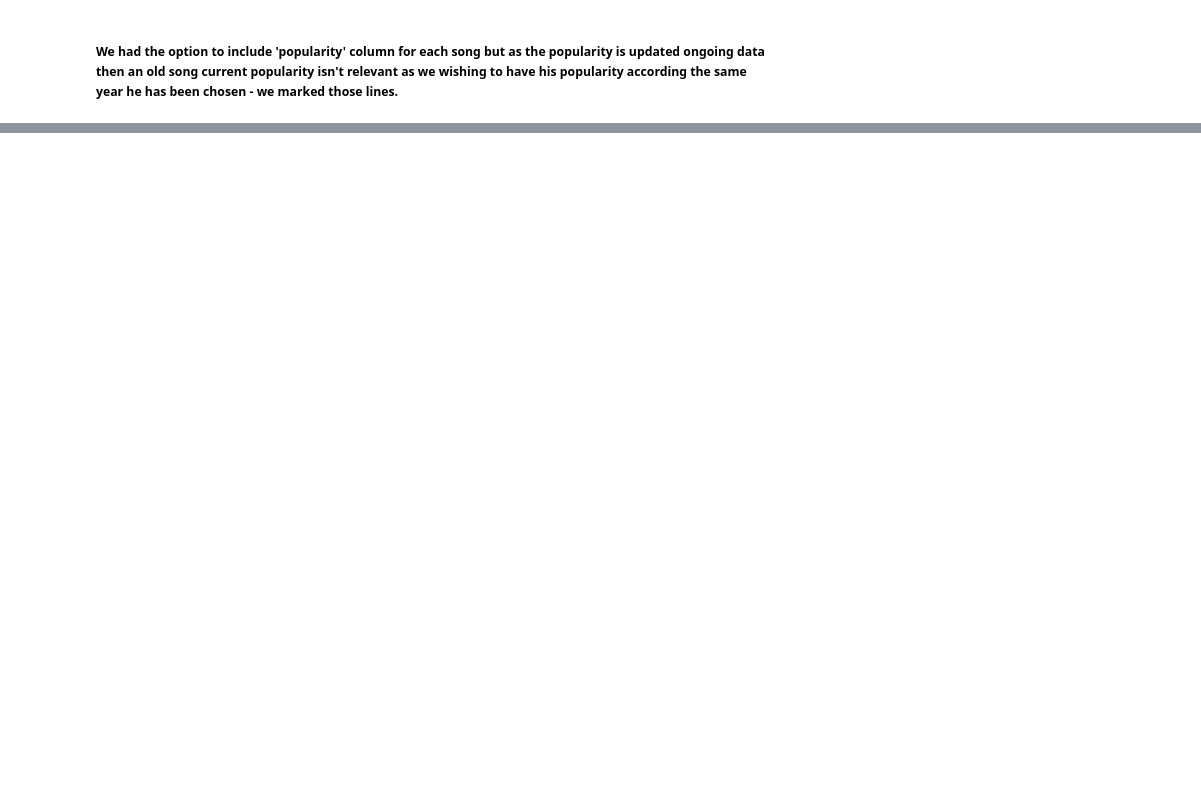
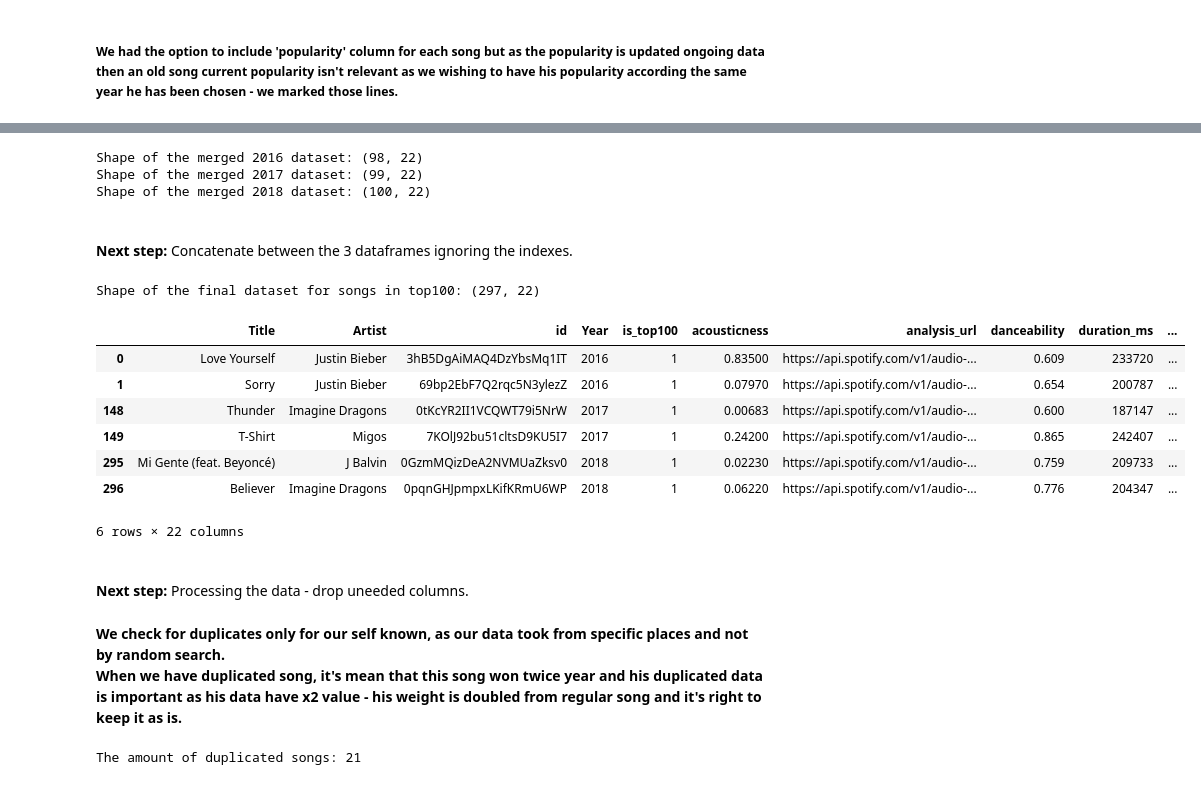
Before and after one commit to makaralis/Music-Project, a Jupyter notebook: FinalProject/getDataFromSpotify.ipynb, the cells around one changed output, grey strips where cells are left out. Cells and saved outputs as stored; diff of their text form; code cells hidden in the pictures; blank space fills up the shorter version.

```diff
--- a/FinalProject/getDataFromSpotify.ipynb
+++ b/FinalProject/getDataFromSpotify.ipynb
@@ -75,0 +200,2 @@ else:
+# %%
+rows = getAudioFeatures(df_spotipy_no)
@@ -376,0 +351,13 @@ Saving the new dataframe as csv for outer use
+# %%
+songs_df_yes = {"2016_df_yes": pd.DataFrame(),"2017_df_yes": pd.DataFrame(), "2018_df_yes":pd.DataFrame()}
+
+i = from_year_d
+for key, value in songs_df_yes.items():
+    songs_df_yes[key]['Title'] = songs_name_yes["201{}".format(i)]
+    songs_df_yes[key]['Artist'] = artists_name_yes["201{}".format(i)]
+    songs_df_yes[key]['id'] = track_id_yes["201{}".format(i)]
+    songs_df_yes[key]['Year'] = "201{}".format(i)
+    songs_df_yes[key]['is_top100'] = 1
+    i = i + 1
+print("Shape of the dataset: {}".format(songs_df_yes['2016_df_yes'].shape))
+songs_df_yes['2016_df_yes'].tail()
@@ -376,0 +372,9 @@ Saving the new dataframe as csv for outer use
+# %%
+#Get the audio feature based on previous defined function.
+
+audio_features_yes = {"2016": pd.DataFrame(),"2017": pd.DataFrame(), "2018":pd.DataFrame()}
+#songs_df_yes['2016_df_yes']
+for i in range(from_year_d, to_year_d):
+    rows = getAudioFeatures(songs_df_yes['201{}_df_yes'.format(i)])
+    audio_features_yes['201{}'.format(i)] = pd.DataFrame.from_dict(rows, orient='columns')
+    print("Shape of audio features dataset 201{}: {}.".format(i, audio_features_yes['201{}'.format(i)].shape))
@@ -376,0 +403,43 @@ Saving the new dataframe as csv for outer use
+# %%
+# the 'inner' method will make sure that we only keep track IDs present in both datasets
+
+dic_spotipy_final_yes = {"2016": pd.DataFrame(),"2017": pd.DataFrame(), "2018":pd.DataFrame()}
+
+for i in range(from_year_d, to_year_d):
+    dic_spotipy_final_yes['201{}'.format(i)] = pd.merge(songs_df_yes['201{}_df_yes'.format(i)],
+                                                        audio_features_yes['201{}'.format(i)],
+                                                                           on='id', how='inner')
+    print("Shape of the merged 201{} dataset: {}".format(i, dic_spotipy_final_yes['201{}'.format(i)].shape))
+# %% [output]
+Shape of the merged 2016 dataset: (98, 22)
+Shape of the merged 2017 dataset: (99, 22)
+Shape of the merged 2018 dataset: (100, 22)
+# %% [markdown]
+<br>**Next step:** Concatenate between the 3 dataframes ignoring the indexes.
+# %%
+df_spotipy_final_yes = pd.concat([dic_spotipy_final_yes['2016'],
+                                  dic_spotipy_final_yes['2017'],
+                                  dic_spotipy_final_yes['2018']],axis=0, sort=False, ignore_index=True)
+mid = len(df_spotipy_final_yes)/2
+print("Shape of the final dataset for songs in top100: {}".format(df_spotipy_final_yes.shape))
+df_spotipy_final_yes.iloc[np.r_[0:2, mid:mid+2, -2:0]]
+# %% [output]
+Shape of the final dataset for songs in top100: (297, 22)
+|  | Title | Artist | id | Year | is_top100 | acousticness | analysis_url | danceability | duration_ms | ... |
+| 0 | Love Yourself | Justin Bieber | 3hB5DgAiMAQ4DzYbsMq1IT | 2016 | 1 | 0.83500 | https://api.spotify.com/v1/audio-... | 0.609 | 233720 | ... |
+| 1 | Sorry | Justin Bieber | 69bp2EbF7Q2rqc5N3ylezZ | 2016 | 1 | 0.07970 | https://api.spotify.com/v1/audio-... | 0.654 | 200787 | ... |
+| 148 | Thunder | Imagine Dragons | 0tKcYR2II1VCQWT79i5NrW | 2017 | 1 | 0.00683 | https://api.spotify.com/v1/audio-... | 0.600 | 187147 | ... |
+| 149 | T-Shirt | Migos | 7KOlJ92bu51cltsD9KU5I7 | 2017 | 1 | 0.24200 | https://api.spotify.com/v1/audio-... | 0.865 | 242407 | ... |
+| 295 | Mi Gente (feat. Beyoncé) | J Balvin | 0GzmMQizDeA2NVMUaZksv0 | 2018 | 1 | 0.02230 | https://api.spotify.com/v1/audio-... | 0.759 | 209733 | ... |
+| 296 | Believer | Imagine Dragons | 0pqnGHJpmpxLKifKRmU6WP | 2018 | 1 | 0.06220 | https://api.spotify.com/v1/audio-... | 0.776 | 204347 | ... |
+6 rows × 22 columns
+# %% [markdown]
+<br>**Next step:** Processing the data - drop uneeded columns.
+# %% [markdown]
+**We check for duplicates only for our self known, as our data took from specific places and not by random search.<br>
+When we have duplicated song, it's mean that this song won twice year and his duplicated data is important as his data have x2 value - his weight is doubled from regular song and it's right to keep it as is.**
+# %%
+group = df_spotipy_final_yes.groupby(['Artist','Title'], as_index=True).size()
+print("The amount of duplicated songs: {}".format(group[group > 1].count()))
+# %% [output]
+The amount of duplicated songs: 21
```
Also changed, not shown: parts of 69 cells of this notebook, 2 other files.
